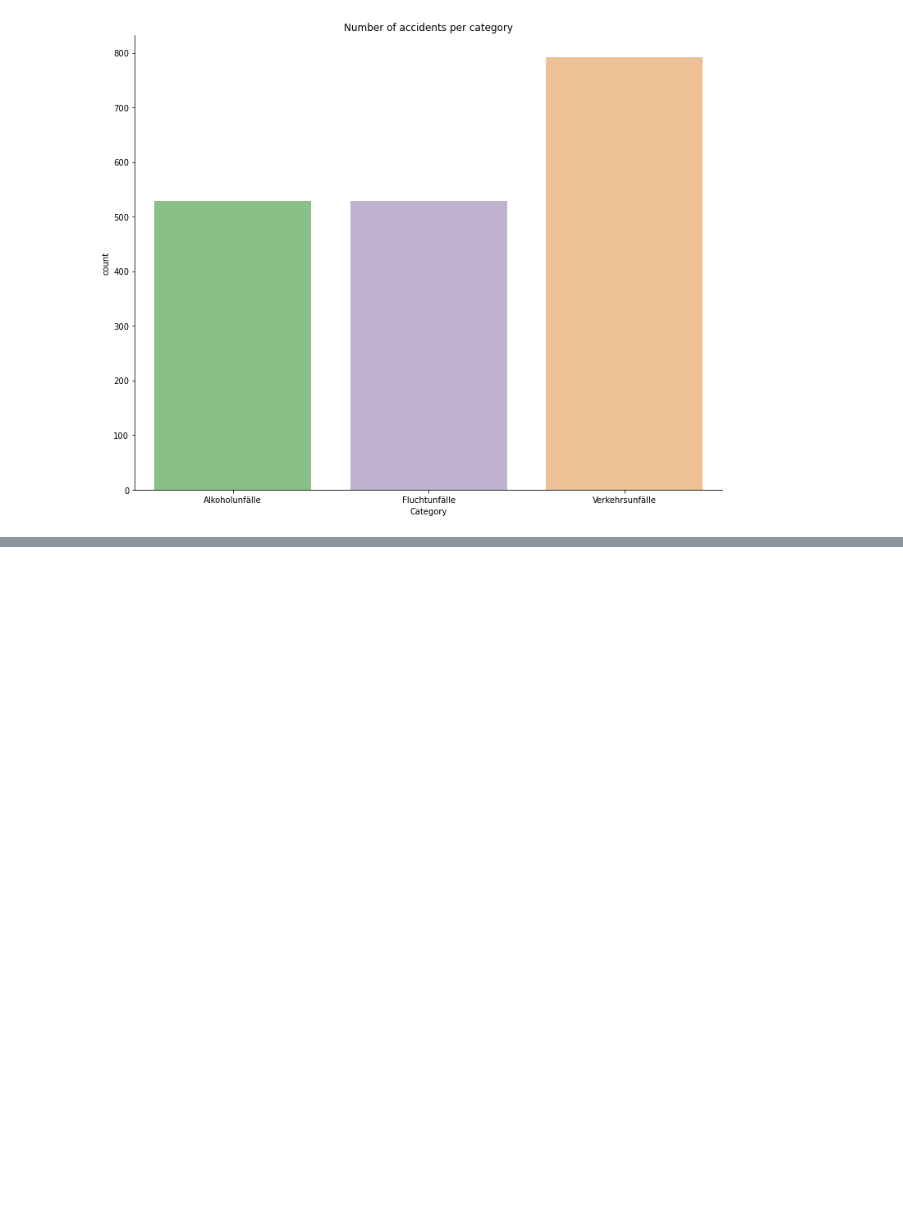
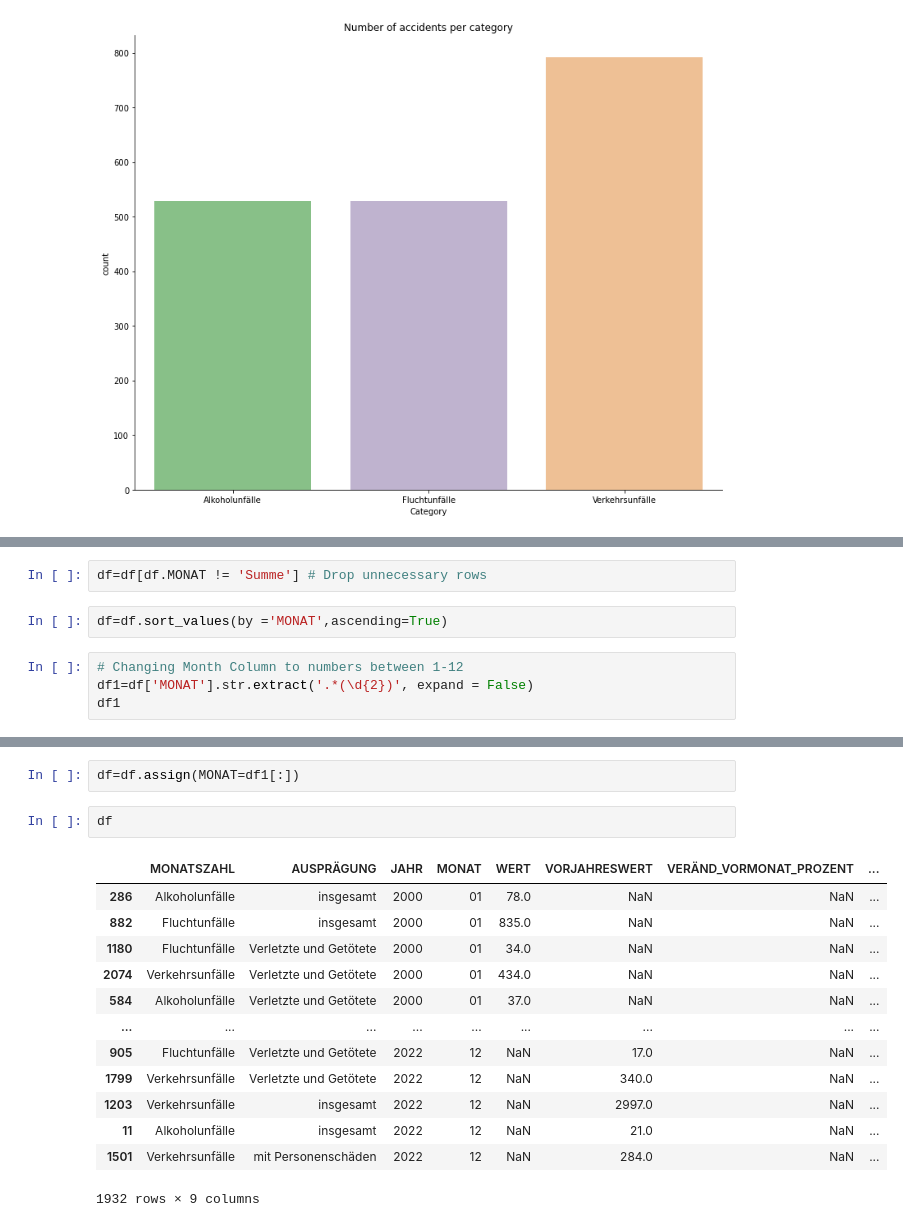
Before and after one commit to jyotsnad246/accident-prediction-web-app, a Jupyter notebook: forecasting_using_prophet.ipynb, the cells around one changed output, grey strips where cells are left out. Saved outputs shown, nothing was run; the diff lists cells and outputs as text; blank space fills up the shorter version.

```diff
--- a/forecasting_using_prophet.ipynb
+++ b/forecasting_using_prophet.ipynb
@@ -99,0 +118,8 @@ Prophet
+# %%
+df=df[df.MONAT != 'Summe'] # Drop unnecessary rows
+# %%
+df=df.sort_values(by ='MONAT',ascending=True)
+# %%
+# Changing Month Column to numbers between 1-12
+df1=df['MONAT'].str.extract('.*(\d{2})', expand = False)
+df1
@@ -99,0 +139,18 @@ Prophet
+# %%
+df=df.assign(MONAT=df1[:])
+# %%
+df
+# %% [output]
+|  | MONATSZAHL | AUSPRÄGUNG | JAHR | MONAT | WERT | VORJAHRESWERT | VERÄND_VORMONAT_PROZENT | ... |
+| 286 | Alkoholunfälle | insgesamt | 2000 | 01 | 78.0 | NaN | NaN | ... |
+| 882 | Fluchtunfälle | insgesamt | 2000 | 01 | 835.0 | NaN | NaN | ... |
+| 1180 | Fluchtunfälle | Verletzte und Getötete | 2000 | 01 | 34.0 | NaN | NaN | ... |
+| 2074 | Verkehrsunfälle | Verletzte und Getötete | 2000 | 01 | 434.0 | NaN | NaN | ... |
+| 584 | Alkoholunfälle | Verletzte und Getötete | 2000 | 01 | 37.0 | NaN | NaN | ... |
+| ... | ... | ... | ... | ... | ... | ... | ... | ... |
+| 905 | Fluchtunfälle | Verletzte und Getötete | 2022 | 12 | NaN | 17.0 | NaN | ... |
+| 1799 | Verkehrsunfälle | Verletzte und Getötete | 2022 | 12 | NaN | 340.0 | NaN | ... |
+| 1203 | Verkehrsunfälle | insgesamt | 2022 | 12 | NaN | 2997.0 | NaN | ... |
+| 11 | Alkoholunfälle | insgesamt | 2022 | 12 | NaN | 21.0 | NaN | ... |
+| 1501 | Verkehrsunfälle | mit Personenschäden | 2022 | 12 | NaN | 284.0 | NaN | ... |
+1932 rows × 9 columns
```
Also changed, not shown: parts of 22 cells of this notebook, 1 other file.
